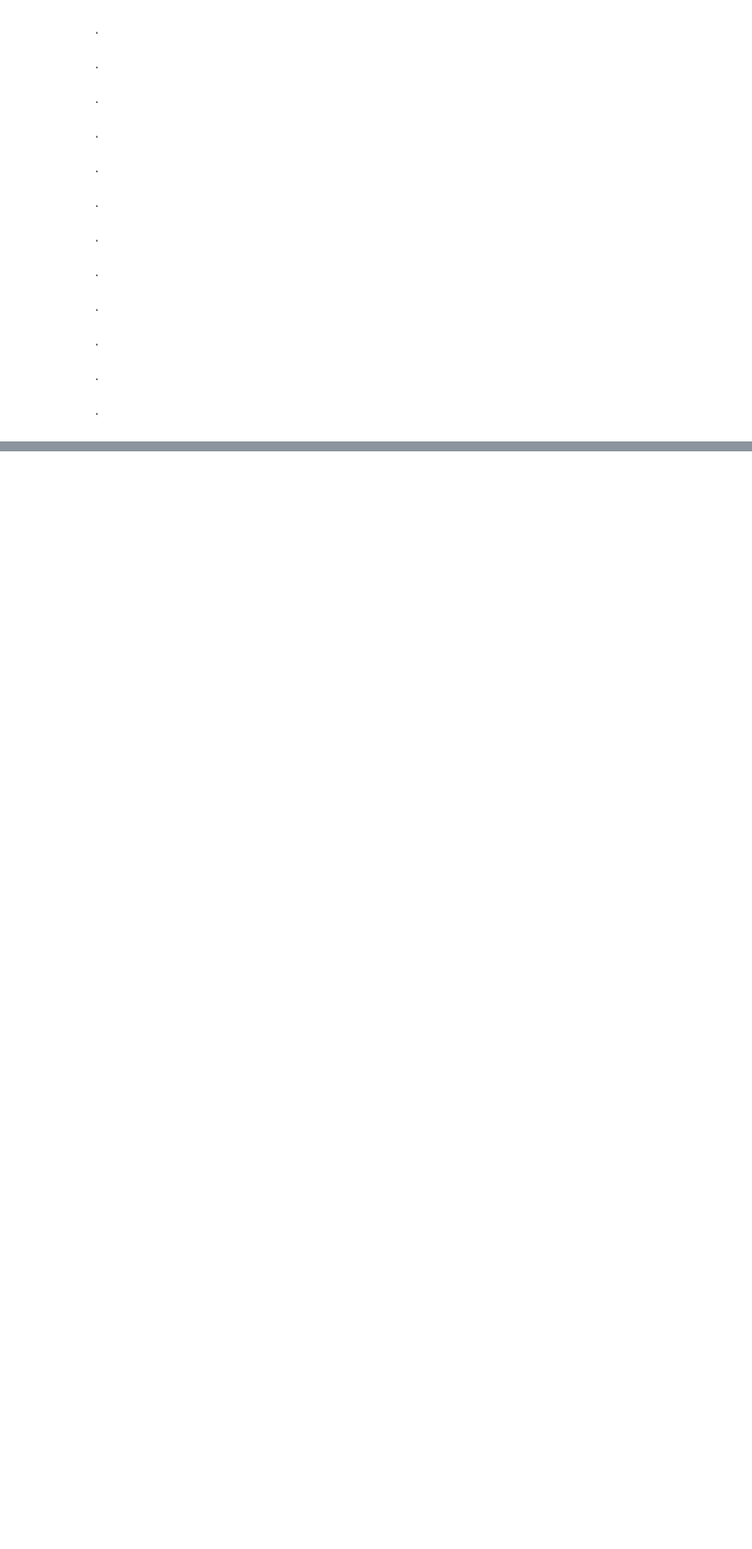
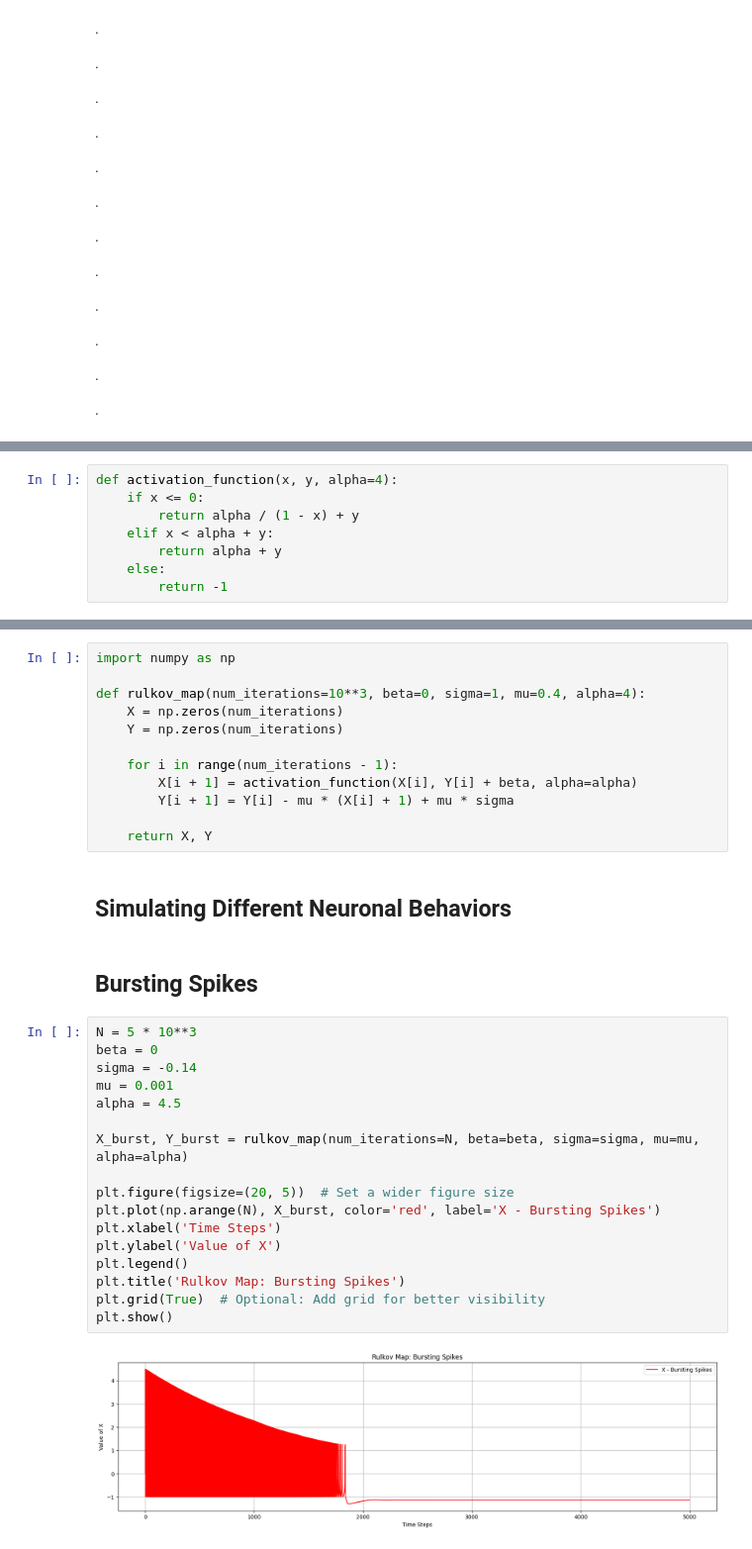
Before and after one commit to jiyanshud22/CS786A2, a Jupyter notebook: CS786A2.ipynb, the cells around one changed output, grey strips where cells are left out. Shown at 99% size. Cells and saved outputs as stored; diff of their text form; blank space fills up the shorter version.

```diff
--- a/CS786A2.ipynb
+++ b/CS786A2.ipynb
@@ -1190,0 +1398,8 @@ Potentially Lower Average Rewards Initially: At first, the agent might earn lowe
+# %%
+def activation_function(x, y, alpha=4):
+    if x <= 0:
+        return alpha / (1 - x) + y
+    elif x < alpha + y:
+        return alpha + y
+    else:
+        return -1
@@ -1190,0 +1419,35 @@ Potentially Lower Average Rewards Initially: At first, the agent might earn lowe
+# %%
+import numpy as np
+
+def rulkov_map(num_iterations=10**3, beta=0, sigma=1, mu=0.4, alpha=4):
+    X = np.zeros(num_iterations)
+    Y = np.zeros(num_iterations)
+
+    for i in range(num_iterations - 1):
+        X[i + 1] = activation_function(X[i], Y[i] + beta, alpha=alpha)
+        Y[i + 1] = Y[i] - mu * (X[i] + 1) + mu * sigma
+
+    return X, Y
+# %% [markdown]
+## Simulating Different Neuronal Behaviors
+# %% [markdown]
+## Bursting Spikes
+# %%
+N = 5 * 10**3
+beta = 0
+sigma = -0.14
+mu = 0.001
+alpha = 4.5
+
+X_burst, Y_burst = rulkov_map(num_iterations=N, beta=beta, sigma=sigma, mu=mu, alpha=alpha)
+
+plt.figure(figsize=(20, 5))  # Set a wider figure size
+plt.plot(np.arange(N), X_burst, color='red', label='X - Bursting Spikes')
+plt.xlabel('Time Steps')
+plt.ylabel('Value of X')
+plt.legend()
+plt.title('Rulkov Map: Bursting Spikes')
+plt.grid(True)  # Optional: Add grid for better visibility
+plt.show()
+# %% [output]
+[figure, added]
```
Also changed, not shown: parts of 34 cells of this notebook.
